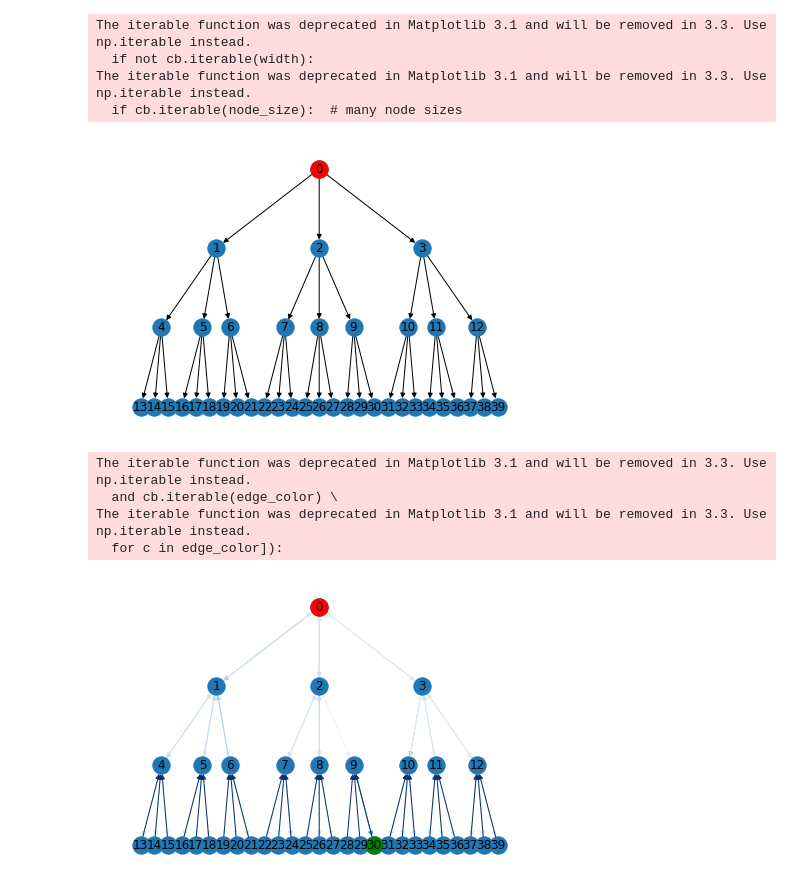
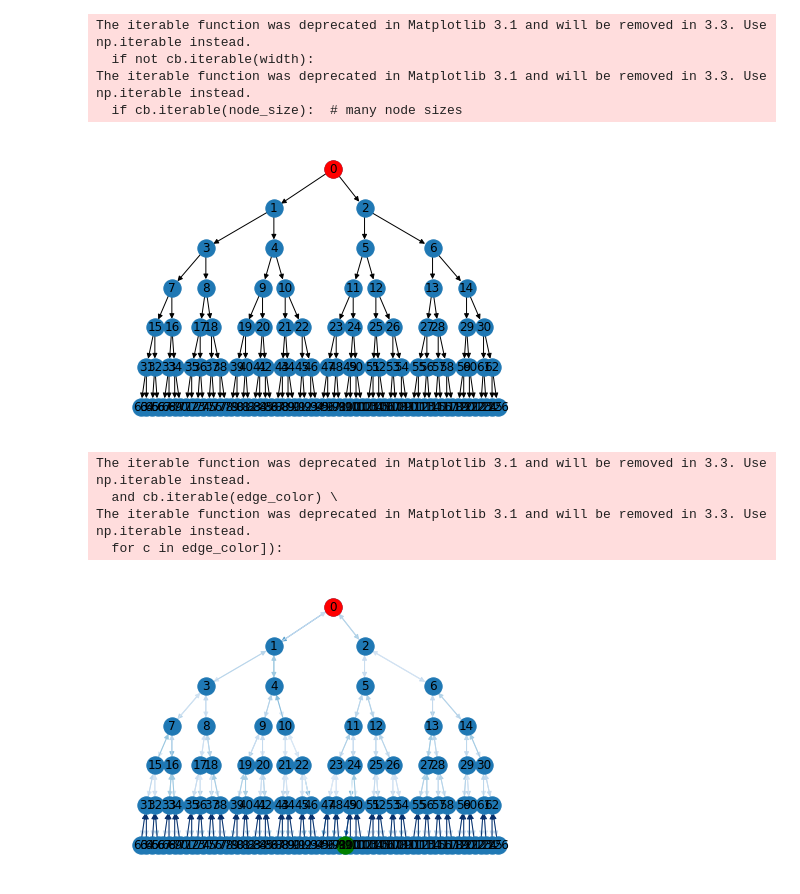
Before and after one commit to YPFoerster/pattern_walker, a Jupyter notebook: demonstrator.ipynb, the cells around one changed output. Drawn from its saved outputs; the diff is of its cells as text; code cells hidden in the pictures.

```diff
--- a/demonstrator.ipynb
+++ b/demonstrator.ipynb
@@ -7,22 +7,22 @@ import matplotlib.pyplot as plt
 from networkx.drawing.nx_agraph import graphviz_layout
 # %%
 #Create a regular tree with set offspring factor and height above the root, with edges directed away from root.
-offspring_factor=3
-height=3
+offspring_factor=2
+height=6
 H=nx.generators.classic.balanced_tree(offspring_factor,height)
 root=utils.list_degree_nodes(H,offspring_factor,1)[0]
 H,_=utils.directify(H,root)
 pos=graphviz_layout(H,prog='dot')
 nx.draw(H,pos)
 nx.draw_networkx_labels(H,pos)
 nx.draw_networkx_nodes(H,pos,nodelist=[root],node_color='r',labels=True)
 plt.show()
 # %% [output]
 The iterable function was deprecated in Matplotlib 3.1 and will be removed in 3.3. Use np.iterable instead.
   if not cb.iterable(width):
 The iterable function was deprecated in Matplotlib 3.1 and will be removed in 3.3. Use np.iterable instead.
   if cb.iterable(node_size):  # many node sizes
-[figure, old version]
+[figure, new version]
 # %%
 #In case we want to look at metrics other than Hamming
 def metric(*args):
@@ -46,7 +46,7 @@ The iterable function was deprecated in Matplotlib 3.1 and will be removed in 3.
   and cb.iterable(edge_color) \
 The iterable function was deprecated in Matplotlib 3.1 and will be removed in 3.3. Use np.iterable instead.
   for c in edge_color]):
-[figure, old version]
+[figure, new version]
 # %%
 print('Number of duplicate strings/Number of strings:', G.num_pattern_duplicates(),'/',len(G))
 mfpts_root_leaves=utils.mfpt(G,[(root,b) for b in utils.leaves(G.hierarchy_backup)])
```
Also changed, not shown: parts of 9 cells of this notebook.
